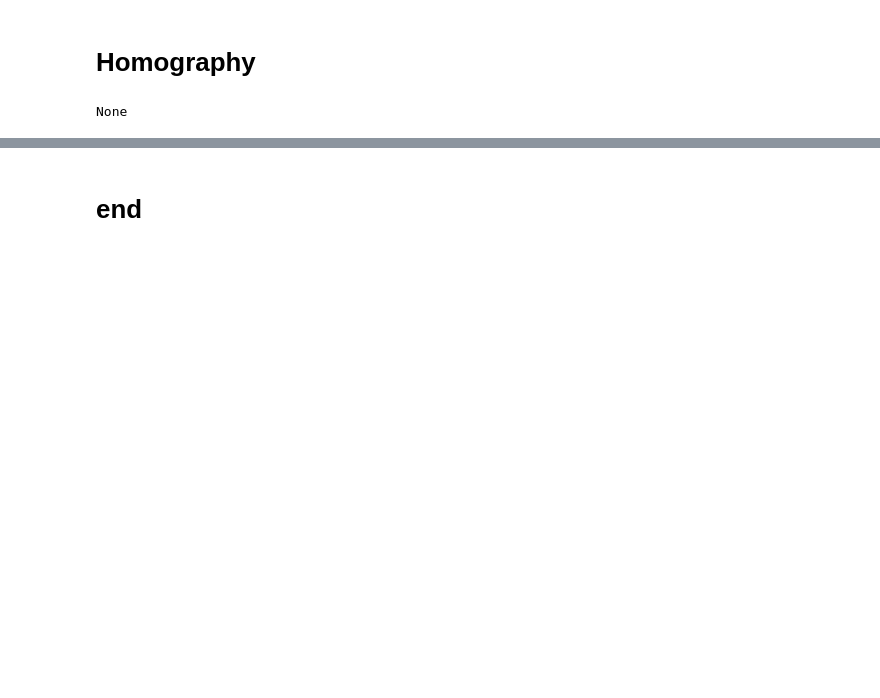
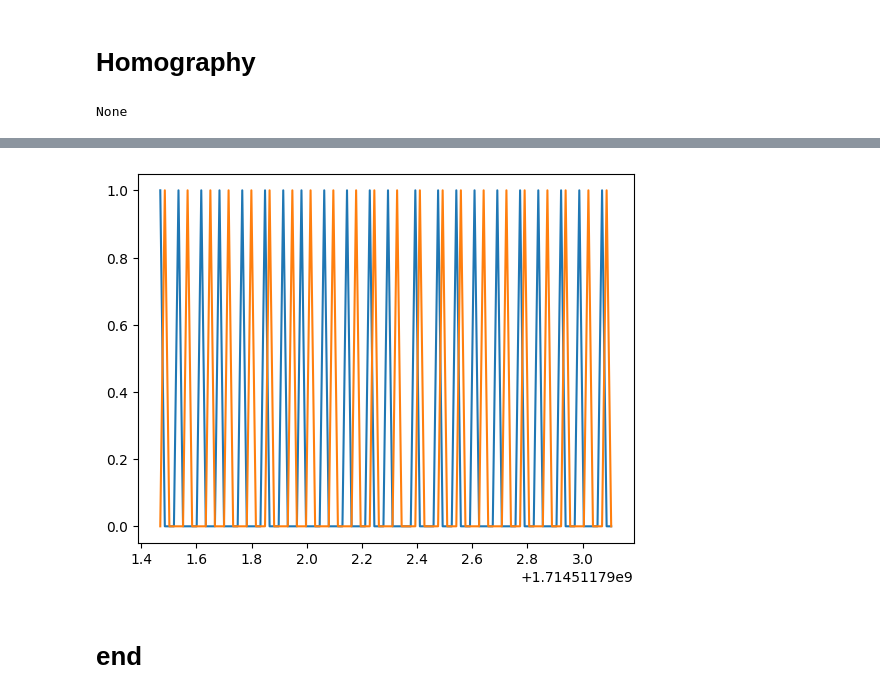
Before and after one commit to cbipok930/IMU-data-processing, a Jupyter notebook: Common.ipynb, the cells around one changed output, grey strips where cells are left out. Saved outputs shown, nothing was run; the diff lists cells and outputs as text; code cells hidden in the pictures; blank space fills up the shorter version.

```diff
--- a/Common.ipynb
+++ b/Common.ipynb
@@ -292,9 +292,9 @@ w,h = video.get(cv2.CAP_PROP_FRAME_WIDTH), video.get(cv2.CAP_PROP_FRAME_HEIGHT)
 T = np.array([[1,  0,  -w/2],[0,  1,  -h/2],[0,  0,   1]])
 
 # Skew, for perspective
-S = np.array([[1, 0, 0],
-              [0, 1.3, 0],
-              [0, 1e-3, 1]])
+# S = np.array([[1, 0, 0],
+#               [0, 1.3, 0],
+#               [0, 1e-3, 1]])
 
 display_handle=display(None, display_id=True)
 try:
@@ -305,8 +305,10 @@ try:
         yaw = radians(find_heading(quat_real, quat_i, quat_j, quat_k))
         roll = radians(find_roll(quat_real, quat_i, quat_j, quat_k))
         pitch = radians(find_pitch(quat_real, quat_i, quat_j, quat_k))
-        # r = R.from_quat([quat_i, quat_j, quat_k, quat_real])
-        # yaw, pitch, roll = r.as_euler('zxy', degrees=True)
+
+        r = R.from_quat([quat_i, quat_j, quat_k, quat_real])
+        r_m90 = R.from_euler('z', -90, degrees=True)
+
         H_z = np.array([
             [cos(yaw), -sin(yaw), 0],
             [sin(yaw), cos(yaw), 0],
@@ -330,7 +332,8 @@ try:
             [H[1][0], H[1][1], 0],
             [0, 0, 1]
         ])
-        # print(degrees(roll))
+        # to make north up
+        R_2d = np.matmul(R_2d, r_m90.as_matrix())
         R_2d = np.linalg.inv(T).dot(R_2d).dot(T)
 
         # frame = ski.transform.homography(frame, S.dot(np.linalg.inv(T).dot(H).dot(T)))
@@ -340,6 +343,21 @@ try:
         # frame = ski.transform.warp(frame, tform.inverse) * 256
         frame = ski.transform.warp(frame, tform) * 256
         # frame = cv2.flip(frame, 1)
+
+        for i in range(0, 100):
+            frame[i][0:100] = [255, 255, 255]
+        # frame[45][50:100] = [255, 0, 0]
+
+        vec_x = [r_m90.apply(r.apply(np.array([-x_i, 0, 0]))) for x_i in list(range(0, 50))]
+        for i in range(0, 50):
+            frame[int(vec_x[i][0]) + 50][int(vec_x[i][1]) + 50] = [0, 255, 0]
+        vec_y = [r_m90.apply(r.apply(np.array([0, y_i, 0]))) for y_i in list(range(0, 50))]
+        for i in range(0, 50):
+            frame[int(vec_y[i][0]) + 50][int(vec_y[i][1]) + 50] = [0, 0, 255]
+        vec_z = [r_m90.apply(r.apply(np.array([0, 0, z_i]))) for z_i in list(range(0, 50))]
+        for i in range(0, 50):
+            frame[int(vec_z[i][0]) + 50][int(vec_z[i][1]) + 50] = [255, 0, 0]
+
         _, frame = cv2.imencode('.jpeg', frame)
         display_handle.update(Image(data=frame.tobytes()))
 except KeyboardInterrupt:
@@ -352,2 +437,12 @@ None
+# %%
+plt.figure()
+N0 = 200
+N1 = 300
+plt.plot(x_common[N0:N1], y_frames[N0:N1])
+plt.plot(x_common[N0:N1], y_imu[N0:N1])
+# plt.plot(time_mes_imu)
+plt.show()
+# %% [output]
+[figure, added]
 # %% [markdown]
 # end
```
Also changed, not shown: parts of 6 cells of this notebook.
